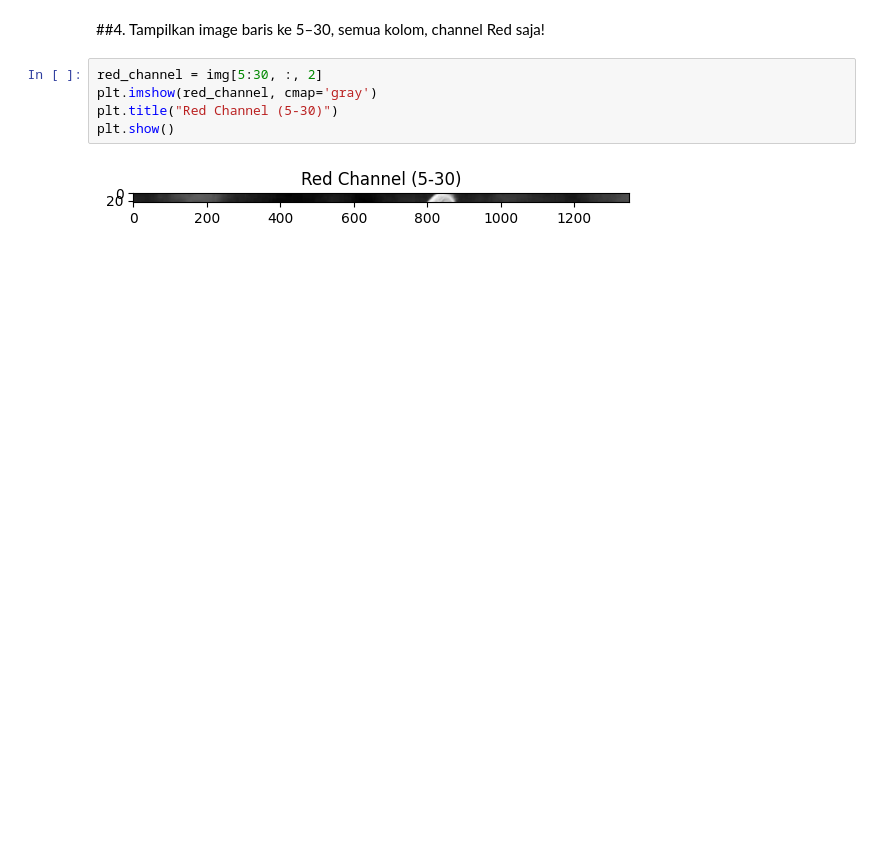
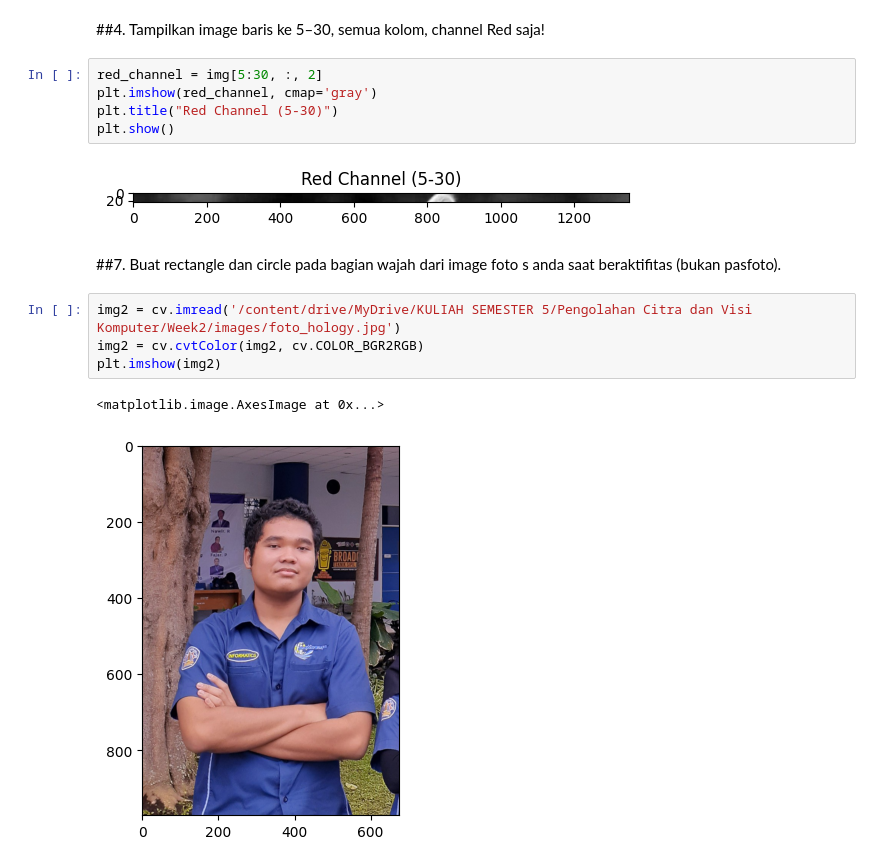
Before and after one commit to dedybayu/DedyBayu_PCVK_Genap_2025, a Jupyter notebook: PCVK_Week2.ipynb, the cells around one changed output. Cells and saved outputs as stored; diff of their text form; blank space fills up the shorter version.

```diff
--- a/PCVK_Week2.ipynb
+++ b/PCVK_Week2.ipynb
@@ -235,3 +239,12 @@ plt.title("Red Channel (5-30)")
 plt.show()
 # %% [output]
 [figure]
+# %% [markdown]
+##7. Buat rectangle dan circle pada bagian wajah dari image foto s anda saat beraktifitas (bukan pasfoto).
+# %%
+img2 = cv.imread('/content/drive/MyDrive/KULIAH SEMESTER 5/Pengolahan Citra dan Visi Komputer/Week2/images/foto_hology.jpg')
+img2 = cv.cvtColor(img2, cv.COLOR_BGR2RGB)
+plt.imshow(img2)
+# %% [output]
+<matplotlib.image.AxesImage at 0x...>
+[figure, added]
```
Also changed, not shown: parts of 3 cells of this notebook.
